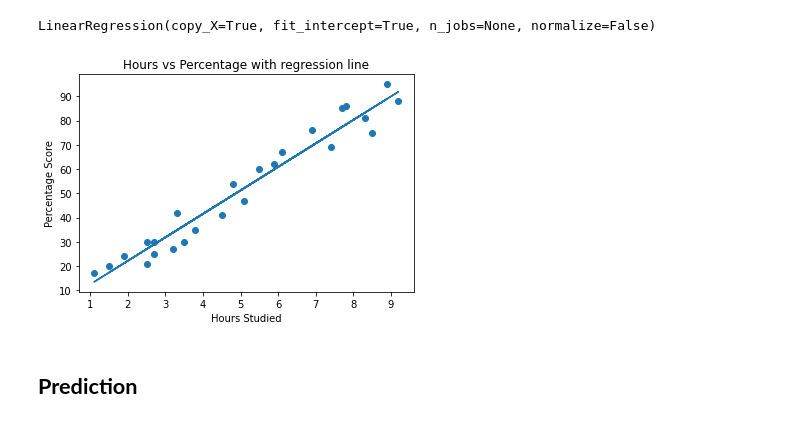
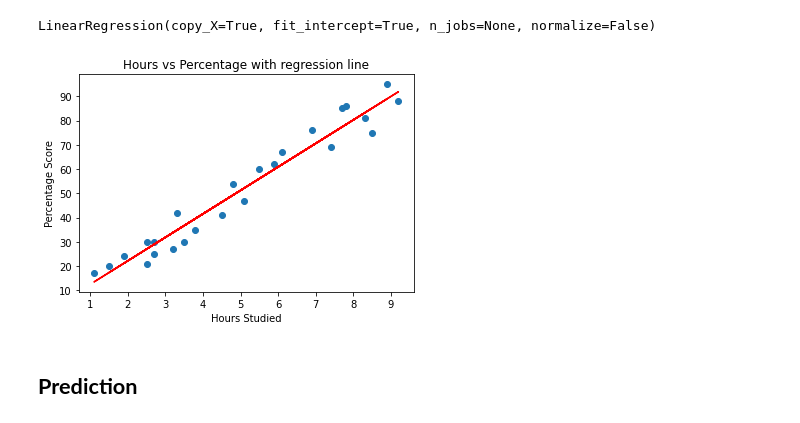
Before and after one commit to anunair222/GRIP_DATAANALYSIS, a Jupyter notebook: GRIP_Task1.ipynb, the cells around one changed output. Drawn from its saved outputs; the diff is of its cells as text; code cells hidden in the pictures.

```diff
--- a/GRIP_Task1.ipynb
+++ b/GRIP_Task1.ipynb
@@ -102,16 +102,16 @@ LinearRegression(copy_X=True, fit_intercept=True, n_jobs=None, normalize=False)
 # %%
 # Plotting the regression line
 reg_line = model.coef_*X+model.intercept_
 
 # Plotting for the test data
 plt.scatter(X, y)
-plt.plot(X, reg_line);
+plt.plot(X, reg_line, c='red');
 plt.title('Hours vs Percentage with regression line')
 plt.xlabel('Hours Studied')
 plt.ylabel('Percentage Score')
 plt.show()
 # %% [output]
-[figure, old version]
+[figure, new version]
 # %% [markdown]
 ## **Prediction**
 # %%
```
Also changed, not shown: parts of 1 cell of this notebook.
